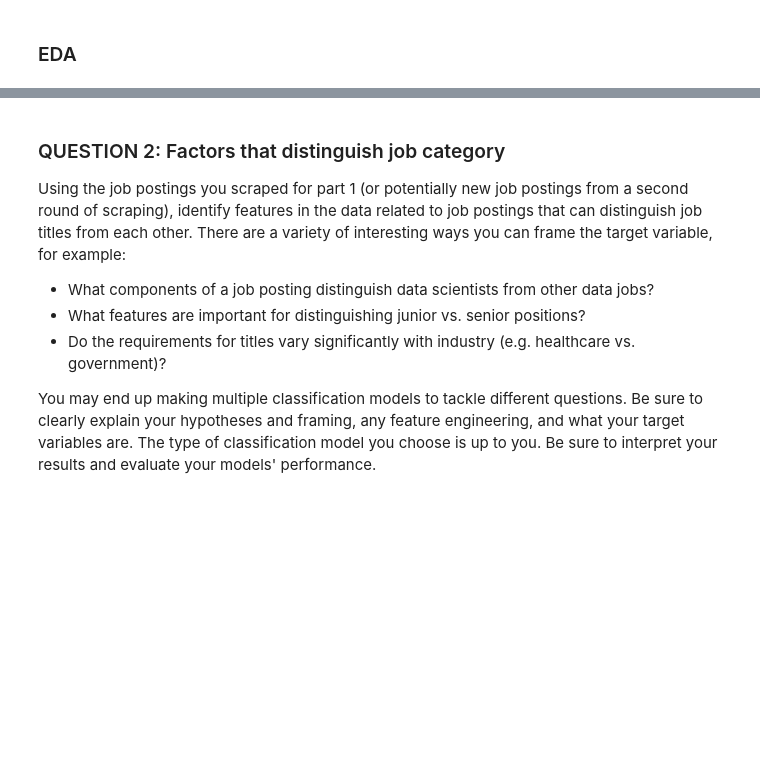
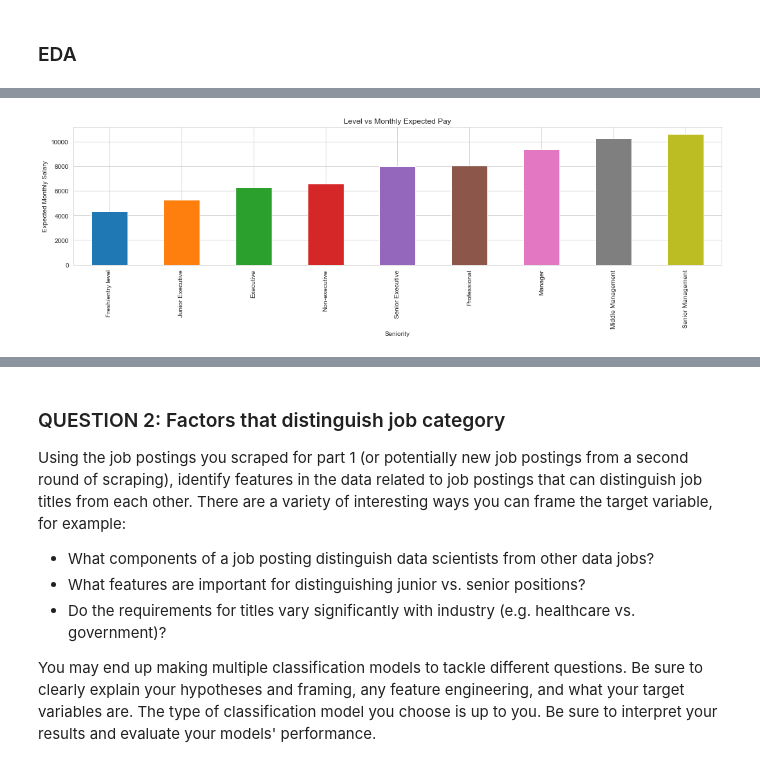
Before and after one commit to Zachlim06/project_submissions, a Jupyter notebook: project-4/Project 4 Webscraping.ipynb, the cells around one changed output, grey strips where cells are left out. Cells and saved outputs as stored; diff of their text form; code cells hidden in the pictures; blank space fills up the shorter version.

```diff
--- a/project-4/Project 4 Webscraping.ipynb
+++ b/project-4/Project 4 Webscraping.ipynb
@@ -442,2 +394,4 @@ Name: Req, Length: 914, dtype: object
+# %%
+analytics.reset_index(drop=True, inplace=True)
 # %%
 # same for the industry columns?
@@ -445,9 +399,3 @@ Name: Req, Length: 914, dtype: object
 len([list[1] for list in analytics.Industry.apply(lambda x:x.split(',')) if len(list) >=2])
 # %% [output]
 118
-# %%
-analytics['Industry'] = analytics.Industry.apply(lambda x:x.split(',')[0])
-# %%
-analytics['Experience'] = analytics.Req.str.findall(r"\d\syears\sof\sexperience")
-# %%
-analytics['Experience'] = analytics['Experience'].astype(str).replace('[]',np.nan).str.findall(r'\d')
@@ -486,0 +415,12 @@ Requires PhD: 0
+# %%
+#distribution of seniority vs monthly expected pay
+sns.set_style("whitegrid")
+plt.figure(figsize=(15,5))
+analytics.groupby('Level')['Monthly_expected_salary'].mean().sort_values().plot(kind='bar')
+plt.title ('Level vs Monthly Expected Pay')
+plt.xlabel('Seniority')
+plt.ylabel('Expected Monthly Salary')
+plt.tight_layout()
+plt.show()
+# %% [output]
+[figure, added]
```
Also changed, not shown: parts of 80 cells of this notebook.
